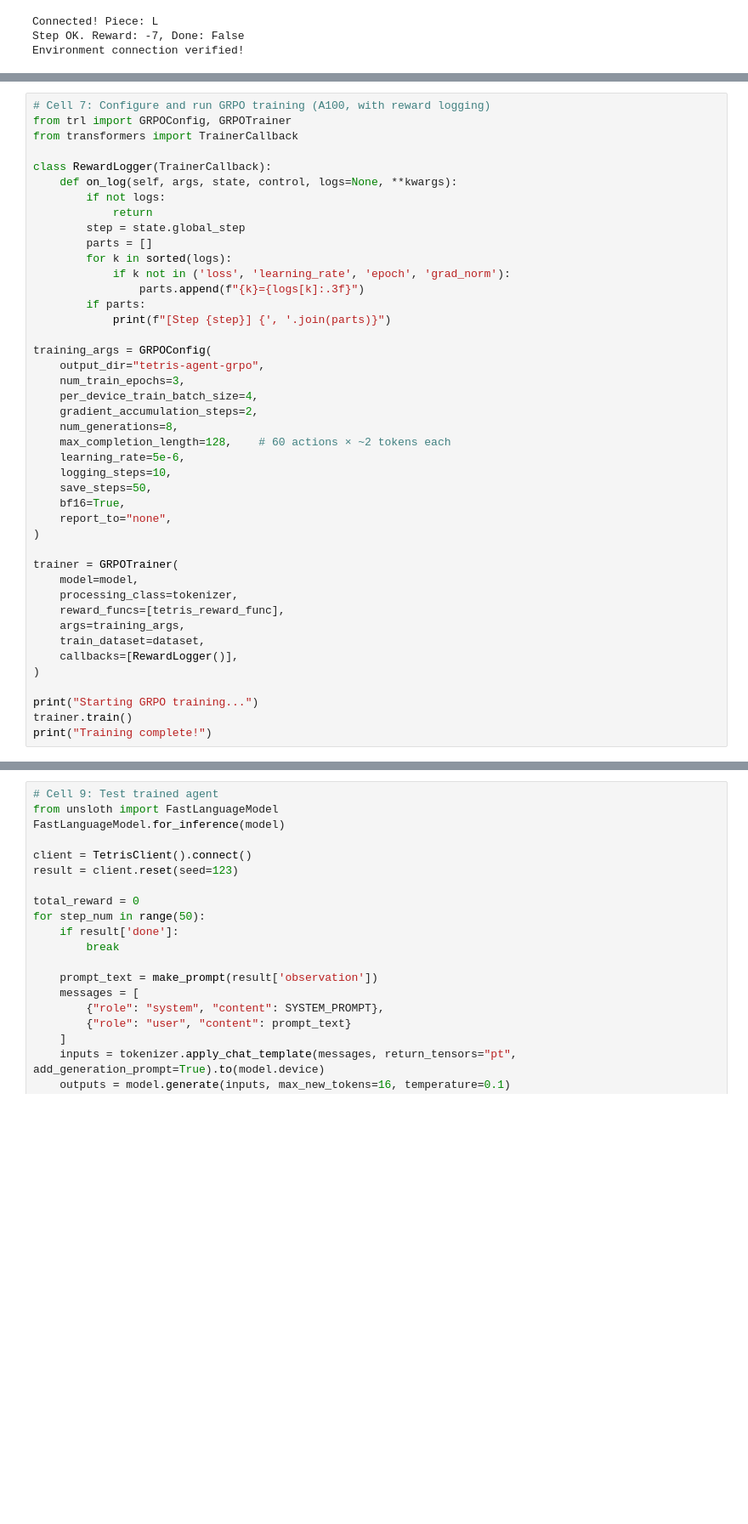
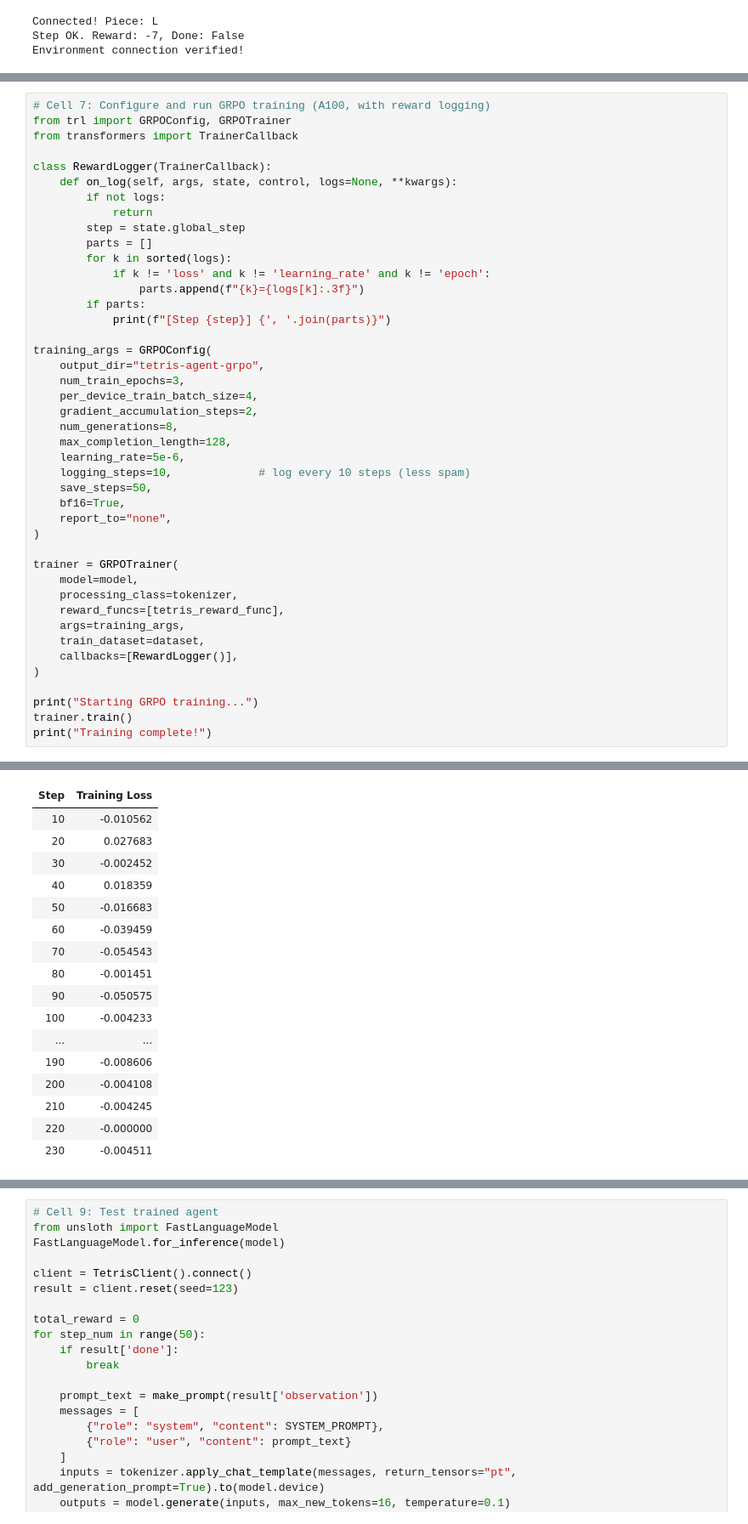
Before and after one commit to OutOfMystic/tetris-openenv, a Jupyter notebook: tetris_training.ipynb, the cells around one changed output, grey strips where cells are left out. Shown at 85% size. Drawn from its saved outputs; the diff is of its cells as text; blank space fills up the shorter version.

```diff
--- a/tetris_training.ipynb
+++ b/tetris_training.ipynb
@@ -251,7 +238,7 @@ class RewardLogger(TrainerCallback):
         step = state.global_step
         parts = []
         for k in sorted(logs):
-            if k not in ('loss', 'learning_rate', 'epoch', 'grad_norm'):
+            if k != 'loss' and k != 'learning_rate' and k != 'epoch':
                 parts.append(f"{k}={logs[k]:.3f}")
         if parts:
             print(f"[Step {step}] {', '.join(parts)}")
@@ -262,9 +249,9 @@ training_args = GRPOConfig(
     per_device_train_batch_size=4,
     gradient_accumulation_steps=2,
     num_generations=8,
-    max_completion_length=128,    # 60 actions × ~2 tokens each
+    max_completion_length=128,
     learning_rate=5e-6,
-    logging_steps=10,
+    logging_steps=10,             # log every 10 steps (less spam)
     save_steps=50,
     bf16=True,
     report_to="none",
@@ -282,3 +269,4 @@ trainer = GRPOTrainer(
 print("Starting GRPO training...")
 trainer.train()
 print("Training complete!")
+# %% [output]
@@ -284,0 +276,17 @@ print("Training complete!")
+| Step | Training Loss |
+| 10 | -0.010562 |
+| 20 | 0.027683 |
+| 30 | -0.002452 |
+| 40 | 0.018359 |
+| 50 | -0.016683 |
+| 60 | -0.039459 |
+| 70 | -0.054543 |
+| 80 | -0.001451 |
+| 90 | -0.050575 |
+| 100 | -0.004233 |
+| ... | ... |
+| 190 | -0.008606 |
+| 200 | -0.004108 |
+| 210 | -0.004245 |
+| 220 | -0.000000 |
+| 230 | -0.004511 |
```
Also changed, not shown: parts of 6 cells of this notebook.
